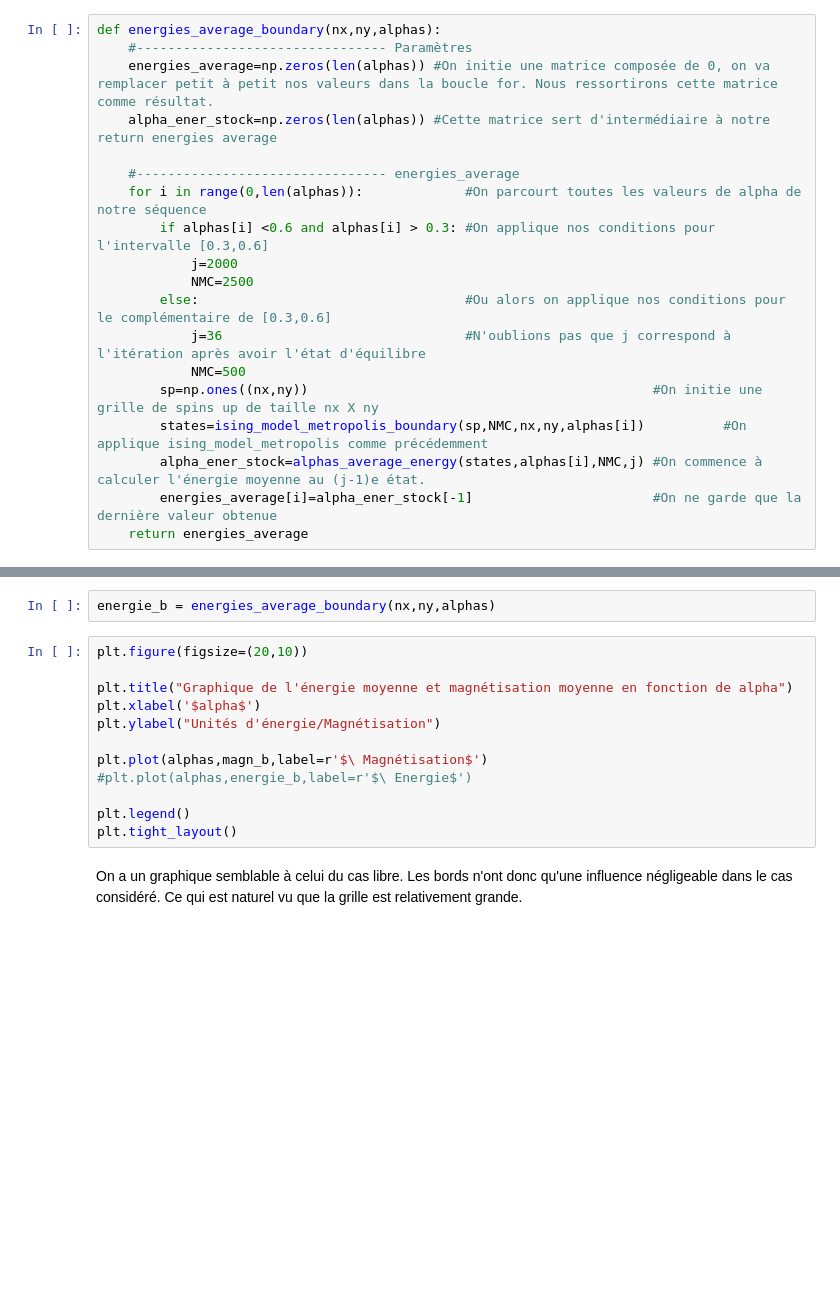
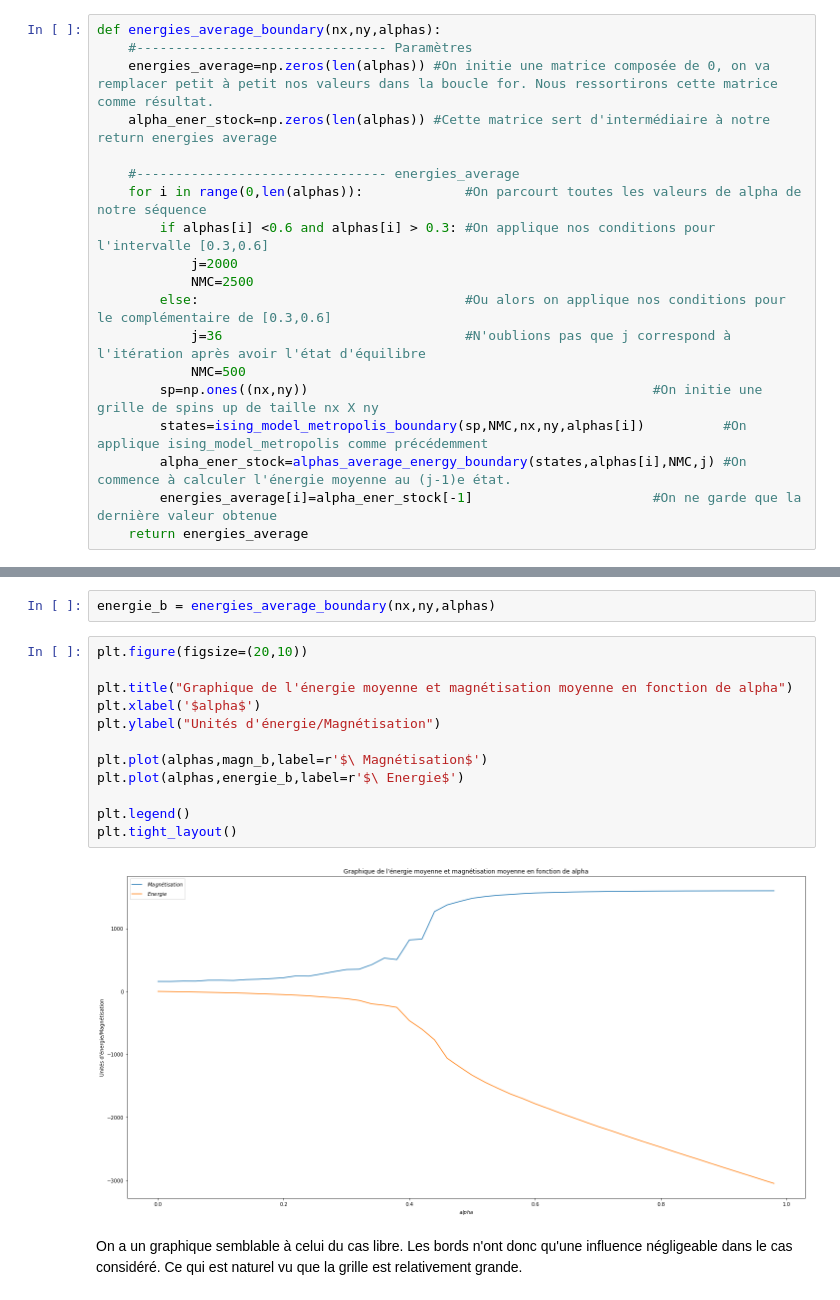
Before and after one commit to Daestraz/MOOC-PhysStat, a Jupyter notebook: Projet Monte-Carlo.ipynb, the cells around one changed output, grey strips where cells are left out. Saved outputs shown, nothing was run; the diff lists cells and outputs as text; blank space fills up the shorter version.

```diff
--- a/Projet Monte-Carlo.ipynb
+++ b/Projet Monte-Carlo.ipynb
@@ -1208,7 +1208,7 @@ def energies_average_boundary(nx,ny,alphas):
             NMC=500
         sp=np.ones((nx,ny))                                            #On initie une grille de spins up de taille nx X ny
         states=ising_model_metropolis_boundary(sp,NMC,nx,ny,alphas[i])          #On applique ising_model_metropolis comme précédemment
-        alpha_ener_stock=alphas_average_energy(states,alphas[i],NMC,j) #On commence à calculer l'énergie moyenne au (j-1)e état.
+        alpha_ener_stock=alphas_average_energy_boundary(states,alphas[i],NMC,j) #On commence à calculer l'énergie moyenne au (j-1)e état.
         energies_average[i]=alpha_ener_stock[-1]                       #On ne garde que la dernière valeur obtenue
     return energies_average
 # %%
@@ -1238,15 +1238,17 @@ energie_b = energies_average_boundary(nx,ny,alphas)
 # %%
 plt.figure(figsize=(20,10))
 
 plt.title("Graphique de l'énergie moyenne et magnétisation moyenne en fonction de alpha")
 plt.xlabel('$alpha$')
 plt.ylabel("Unités d'énergie/Magnétisation")
 
 plt.plot(alphas,magn_b,label=r'$\ Magnétisation$')
-#plt.plot(alphas,energie_b,label=r'$\ Energie$')
+plt.plot(alphas,energie_b,label=r'$\ Energie$')
 
 plt.legend()
 plt.tight_layout()
+# %% [output]
+[figure, added]
 # %% [markdown]
 On a un graphique semblable à celui du cas libre. Les bords n'ont donc qu'une influence négligeable dans le cas considéré. Ce qui est naturel vu que la grille est relativement grande.
 # %% [markdown]
```
